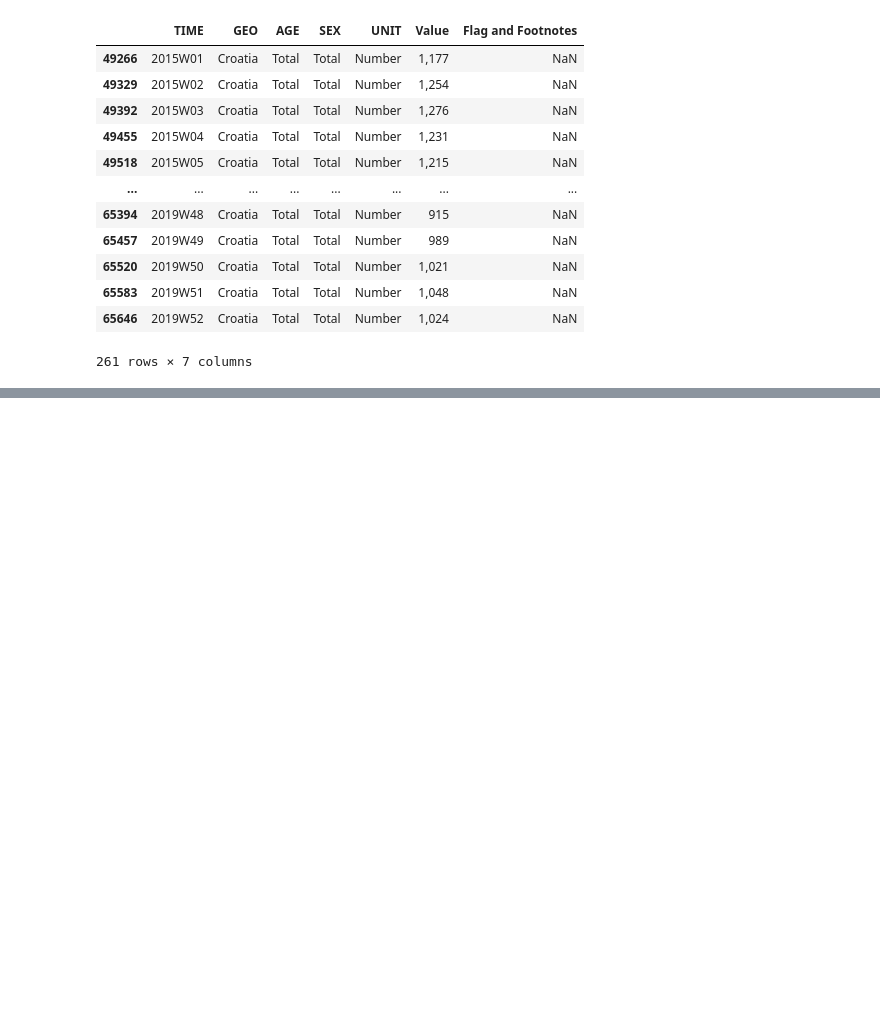
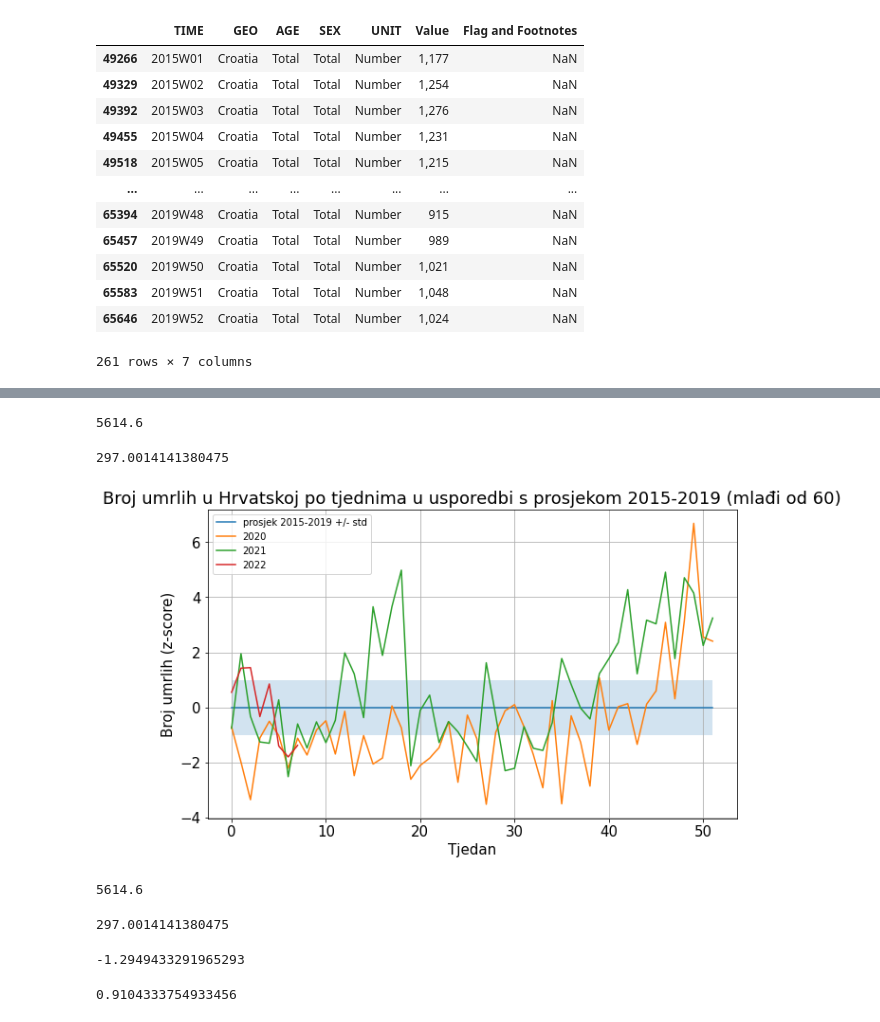
Before and after one commit to ppalasek/croatia_excess_deaths, a Jupyter notebook: croatia_excess_deaths.ipynb, the cells around one changed output, grey strips where cells are left out. Drawn from its saved outputs; the diff is of its cells as text; code cells hidden in the pictures; blank space fills up the shorter version.

```diff
--- a/croatia_excess_deaths.ipynb
+++ b/croatia_excess_deaths.ipynb
@@ -41,7 +41,7 @@ age_groups
  'Total',
  'Unknown']
 # %%
-sorted_age_groups = [age_groups[18], age_groups[9]] + age_groups[1:8] + age_groups[10:18] + [age_groups[0], age_groups[19]]
+sorted_age_groups = [age_groups[18], age_groups[9]] + age_groups[1:9] + age_groups[10:18] + [age_groups[0], age_groups[19]]
 # %%
 sorted_age_groups
 # %% [output]
@@ -329,0 +400,13 @@ plt.show()
+# %%
+data_under_60 = data[((data.AGE == 'Less than 5 years') |
+ (data.AGE == 'From 5 to 9 years') |
+ (data.AGE == 'From 10 to 14 years') |
+ (data.AGE == 'From 15 to 19 years')|
+ (data.AGE == 'From 20 to 24 years')|
+ (data.AGE == 'From 25 to 29 years')|
+ (data.AGE == 'From 30 to 34 years')|
+ (data.AGE == 'From 35 to 39 years')|
+ (data.AGE == 'From 40 to 44 years')|
+ (data.AGE == 'From 45 to 49 years')|
+ (data.AGE == 'From 50 to 54 years')|
+ (data.AGE == 'From 55 to 59 years')) & (data.SEX == 'Total')]
@@ -329,0 +429,6 @@ plt.show()
+# %%
+data_under_60_2015_2019 = data_under_60[(data_under_60.TIME >= '2015W01') & (data_under_60.TIME < '2020W01')]
+
+data_under_60_2020 = data_under_60[(data_under_60.TIME >= '2020W01') & (data_under_60.TIME < '2021W01')]
+data_under_60_2021 = data_under_60[(data_under_60.TIME >= '2021W01') & (data_under_60.TIME < '2022W01')]
+data_under_60_2022 = data_under_60[(data_under_60.TIME >= '2022W01') & (data_under_60.TIME < '2023W01')]
@@ -329,0 +483,8 @@ plt.show()
+# %%
+year_avg
+# %% [output]
+5614.6
+# %%
+year_std
+# %% [output]
+297.0014141380475
@@ -329,0 +517,40 @@ plt.show()
+# %%
+
+fig, ax = plt.subplots(1, 1, figsize=(10, 6))
+
+ax.plot(week_avgs - week_avgs, label='prosjek 2015-2019 +/- std')
+ax.fill_between(range(len(week_avgs)), - week_stds / week_stds, week_stds / week_stds, alpha=0.2)
+
+ax.plot((per_week_2020 - week_avgs) / week_stds, label='2020')
+ax.plot((per_week_2021 - week_avgs) / week_stds, label='2021')
+ax.plot((per_week_2022 - week_avgs[:len(per_week_2022)]) / week_stds[:len(per_week_2022)], label='2022')
+
+ax.grid('on')
+
+ax.set_ylabel('Broj umrlih (z-score)')
+ax.set_xlabel('Tjedan')
+
+ax.set_title('Broj umrlih u Hrvatskoj po tjednima u usporedbi s prosjekom 2015-2019 (mlađi od 60)')
+ax.legend()
+
+plt.savefig('img/cro_excess_under_60.png', dpi=100, transparent=False, bbox_inches='tight', facecolor='white')
+
+plt.show()
+# %% [output]
+[figure, added]
+# %%
+year_avg
+# %% [output]
+5614.6
+# %%
+year_std
+# %% [output]
+297.0014141380475
+# %%
+(total_2020 - year_avg) / year_std
+# %% [output]
+-1.2949433291965293
+# %%
+(total_2021 - year_avg) / year_std
+# %% [output]
+0.9104333754933456
```
Also changed, not shown: parts of 12 cells of this notebook, 6 other files.
